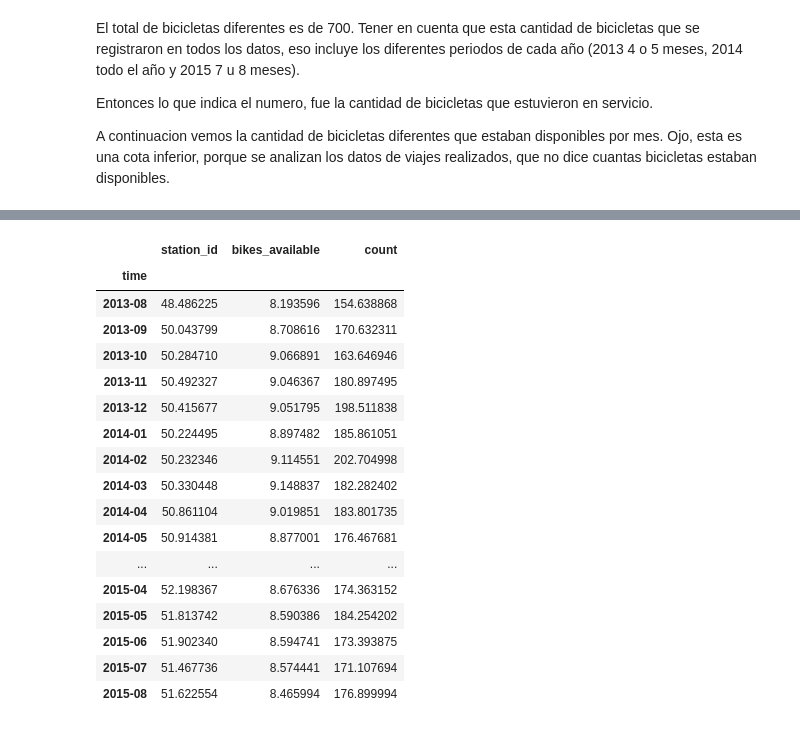
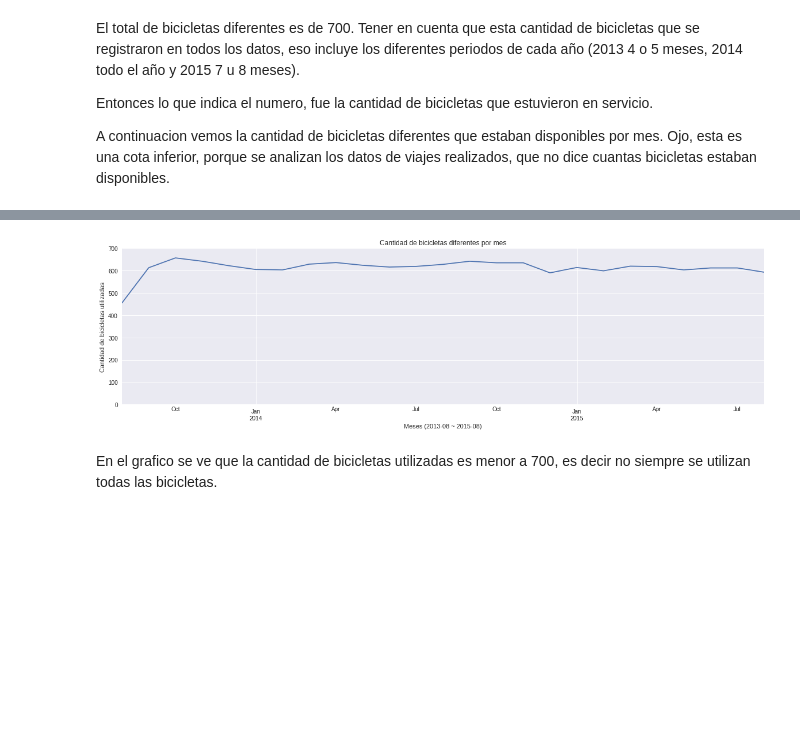
Before and after one commit to frisjon/tp1, a Jupyter notebook: notebooks/visu_viajes.ipynb, the cells around one changed output, grey strips where cells are left out. Cells and saved outputs as stored; diff of their text form; code cells hidden in the pictures; blank space fills up the shorter version.

```diff
--- a/notebooks/visu_viajes.ipynb
+++ b/notebooks/visu_viajes.ipynb
@@ -365,3 +364,3 @@ A continuacion vemos la cantidad de bicicletas diferentes que estaban disponible
 # %%
-trips_fechas = trips[['s_date', 'bike_id']].reset_index(drop=True)
-trips_fechas['s_date'] = pd.to_datetime(trips_fechas['s_date'].dt.date)
+trips_fechas = trips[['s_date', 'bike_id', 'id']].reset_index(drop=True)
+trips_fechas['s_date'] = pd.to_datetime(trips_fechas['s_date'].dt.strftime('%Y-%m'))
@@ -405,21 +367,10 @@ df_s.time = pd.to_datetime(df_s.time).dt.strftime('%Y-%m')
-# %%
-df_s.groupby('time').mean()
-# %% [output]
-|  | station_id | bikes_available | count |
-| time |  |  |  |
-| 2013-08 | 48.486225 | 8.193596 | 154.638868 |
-| 2013-09 | 50.043799 | 8.708616 | 170.632311 |
-| 2013-10 | 50.284710 | 9.066891 | 163.646946 |
-| 2013-11 | 50.492327 | 9.046367 | 180.897495 |
-| 2013-12 | 50.415677 | 9.051795 | 198.511838 |
-| 2014-01 | 50.224495 | 8.897482 | 185.861051 |
-| 2014-02 | 50.232346 | 9.114551 | 202.704998 |
-| 2014-03 | 50.330448 | 9.148837 | 182.282402 |
-| 2014-04 | 50.861104 | 9.019851 | 183.801735 |
-| 2014-05 | 50.914381 | 8.877001 | 176.467681 |
-| ... | ... | ... | ... |
-| 2015-04 | 52.198367 | 8.676336 | 174.363152 |
-| 2015-05 | 51.813742 | 8.590386 | 184.254202 |
-| 2015-06 | 51.902340 | 8.594741 | 173.393875 |
-| 2015-07 | 51.467736 | 8.574441 | 171.107694 |
-| 2015-08 | 51.622554 | 8.465994 | 176.899994 |
+# %%
+trips_fechas.groupby(['s_date', 'bike_id'], as_index=False).count()\
+            .groupby('s_date')['bike_id'].count().plot.line(figsize=(20, 5), ylim=(0, 700));
+plt.title('Cantidad de bicicletas diferentes por mes');
+plt.xlabel('Meses (2013-08 ~ 2015-08)');
+plt.ylabel('Cantidad de bicicletas utilizadas');
+# %% [output]
+[figure, added]
+# %% [markdown]
+En el grafico se ve que la cantidad de bicicletas utilizadas es menor a 700, es decir no siempre se utilizan todas las bicicletas.
```
Also changed, not shown: parts of 27 cells of this notebook.
